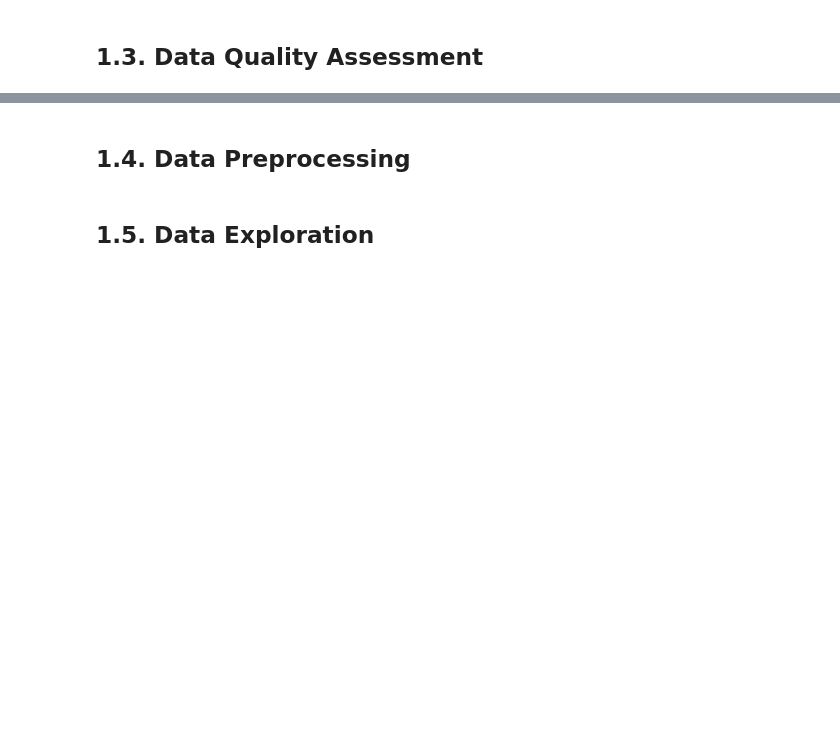
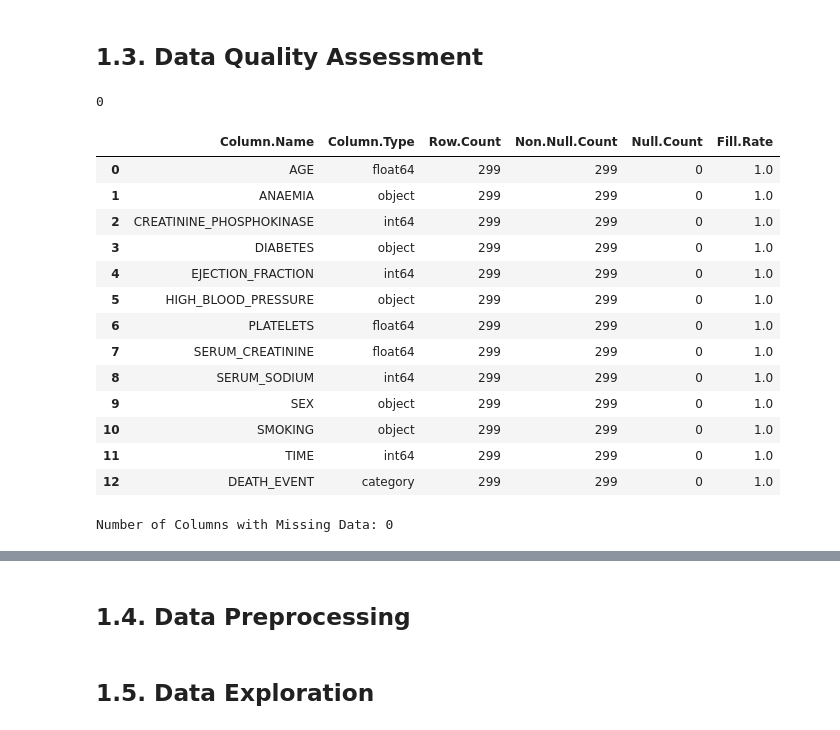
Before and after one commit to JohnPaulinePineda/Portfolio_Project_55, a Jupyter notebook: codes/EstimatingHeartFailureSurvivalRiskProfilesFromCardiovascularHematologicAndMetabolicMarkers.ipynb, the cells around one changed output, grey strips where cells are left out. Saved outputs shown, nothing was run; the diff lists cells and outputs as text; code cells hidden in the pictures; blank space fills up the shorter version.

Commit message:
Formulated the Python Notebook
Updated the Data Quality Assessment

```diff
--- a/codes/EstimatingHeartFailureSurvivalRiskProfilesFromCardiovascularHematologicAndMetabolicMarkers.ipynb
+++ b/codes/EstimatingHeartFailureSurvivalRiskProfilesFromCardiovascularHematologicAndMetabolicMarkers.ipynb
@@ -85,2 +318,9 @@ The predictor variables for the study are:
 # %% [markdown]
 ## 1.3. Data Quality Assessment <a class="anchor" id="1.3"></a>
+# %%
+##################################
+# Counting the number of duplicated rows
+##################################
+heart_failure.duplicated().sum()
+# %% [output]
+0
@@ -86,0 +337,61 @@ The predictor variables for the study are:
+# %%
+##################################
+# Gathering the number of observations for each column
+##################################
+row_count_list = list([len(heart_failure)] * len(heart_failure.columns))
+# %%
+##################################
+# Gathering the number of missing data for each column
+##################################
+null_count_list = list(heart_failure.isna().sum(axis=0))
+# %%
+##################################
+# Gathering the number of non-missing data for each column
+##################################
+non_null_count_list = list(heart_failure.count())
+# %%
+##################################
+# Gathering the missing data percentage for each column
+##################################
+fill_rate_list = map(truediv, non_null_count_list, row_count_list)
+# %%
+##################################
+# Formulating the summary
+# for all columns
+##################################
+all_column_quality_summary = pd.DataFrame(zip(variable_name_list,
+                                              data_type_list,
+                                              row_count_list,
+                                              non_null_count_list,
+                                              null_count_list,
+                                              fill_rate_list),
+                                        columns=['Column.Name',
+                                                 'Column.Type',
+                                                 'Row.Count',
+                                                 'Non.Null.Count',
+                                                 'Null.Count',
+                                                 'Fill.Rate'])
+display(all_column_quality_summary)
+# %% [output]
+|  | Column.Name | Column.Type | Row.Count | Non.Null.Count | Null.Count | Fill.Rate |
+| 0 | AGE | float64 | 299 | 299 | 0 | 1.0 |
+| 1 | ANAEMIA | object | 299 | 299 | 0 | 1.0 |
+| 2 | CREATININE_PHOSPHOKINASE | int64 | 299 | 299 | 0 | 1.0 |
+| 3 | DIABETES | object | 299 | 299 | 0 | 1.0 |
+| 4 | EJECTION_FRACTION | int64 | 299 | 299 | 0 | 1.0 |
+| 5 | HIGH_BLOOD_PRESSURE | object | 299 | 299 | 0 | 1.0 |
+| 6 | PLATELETS | float64 | 299 | 299 | 0 | 1.0 |
+| 7 | SERUM_CREATININE | float64 | 299 | 299 | 0 | 1.0 |
+| 8 | SERUM_SODIUM | int64 | 299 | 299 | 0 | 1.0 |
+| 9 | SEX | object | 299 | 299 | 0 | 1.0 |
+| 10 | SMOKING | object | 299 | 299 | 0 | 1.0 |
+| 11 | TIME | int64 | 299 | 299 | 0 | 1.0 |
+| 12 | DEATH_EVENT | category | 299 | 299 | 0 | 1.0 |
+# %%
+##################################
+# Counting the number of columns
+# with Fill.Rate < 1.00
+##################################
+print('Number of Columns with Missing Data:', str(len(all_column_quality_summary[(all_column_quality_summary['Fill.Rate']<1)])))
+# %% [output]
+Number of Columns with Missing Data: 0
```
Also changed, not shown: parts of 56 cells of this notebook, 1 other file.
